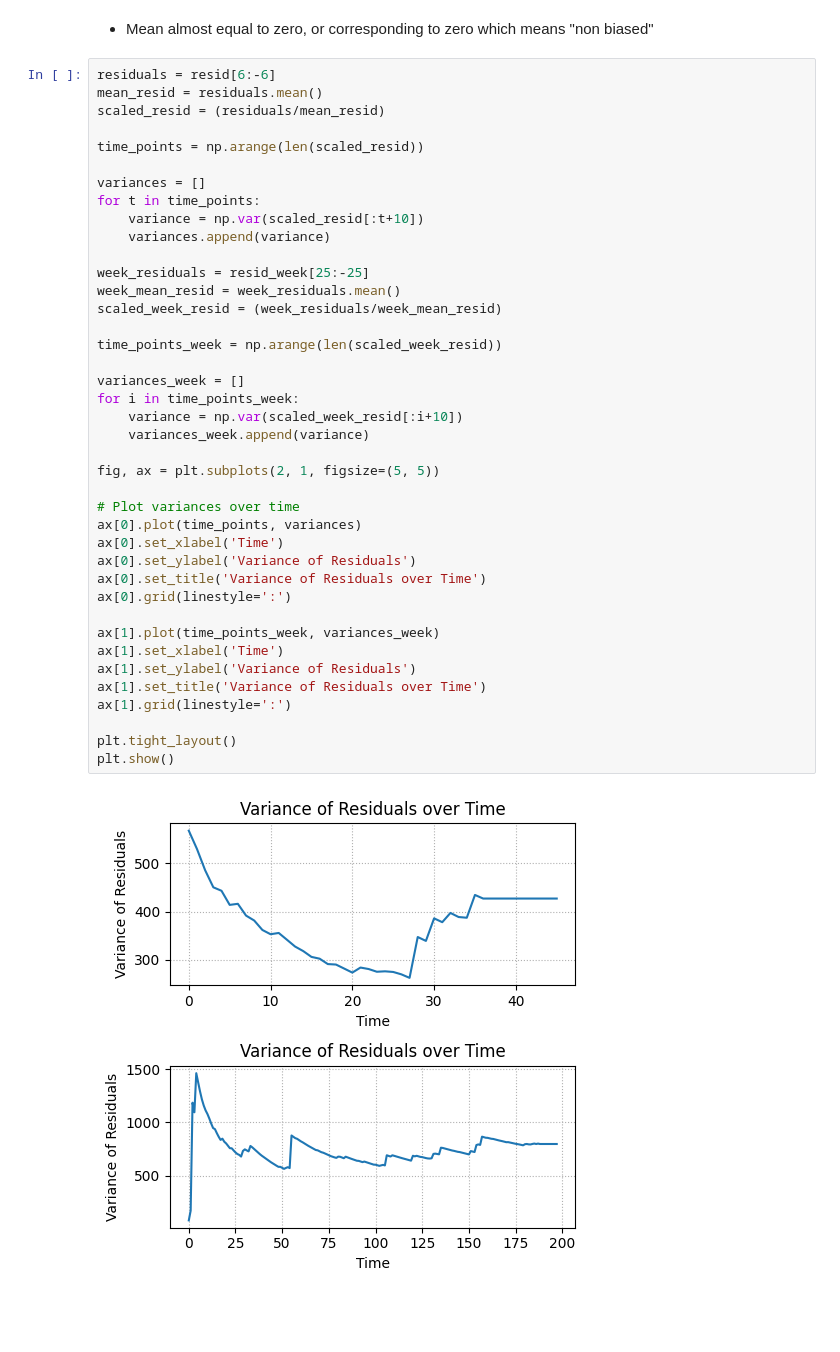
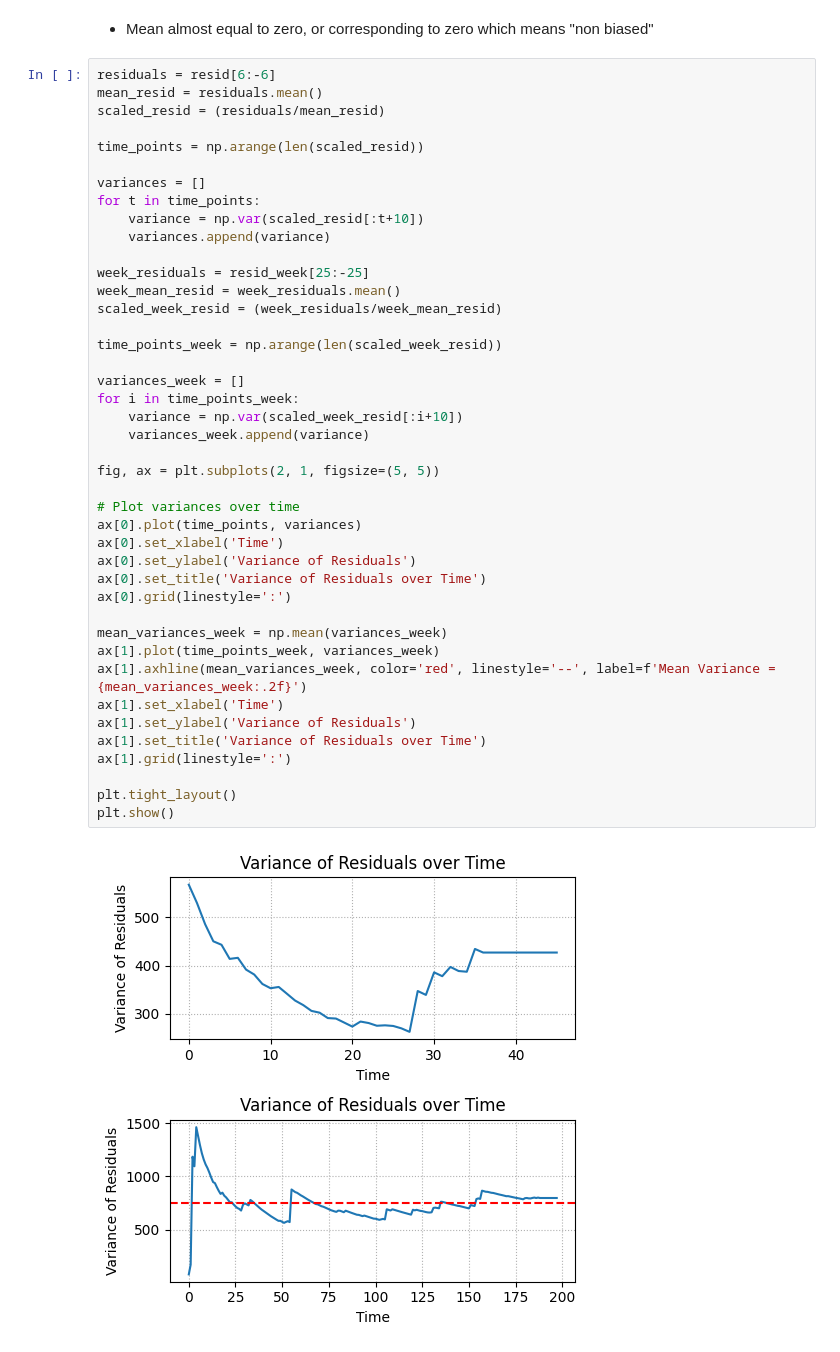
Before and after one commit to Williamgt19/GEO4300-Vega-Scene, a Jupyter notebook: Vega_greenroof_plots.ipynb, the cells around one changed output. Cells and saved outputs as stored; diff of their text form; blank space fills up the shorter version.

```diff
--- a/Vega_greenroof_plots.ipynb
+++ b/Vega_greenroof_plots.ipynb
@@ -459,31 +473,33 @@ for t in time_points:
 
 week_residuals = resid_week[25:-25]
 week_mean_resid = week_residuals.mean()
 scaled_week_resid = (week_residuals/week_mean_resid)
 
 time_points_week = np.arange(len(scaled_week_resid))
 
 variances_week = []
 for i in time_points_week:
     variance = np.var(scaled_week_resid[:i+10])
     variances_week.append(variance)
 
 fig, ax = plt.subplots(2, 1, figsize=(5, 5))
 
 # Plot variances over time
 ax[0].plot(time_points, variances)
 ax[0].set_xlabel('Time')
 ax[0].set_ylabel('Variance of Residuals')
 ax[0].set_title('Variance of Residuals over Time')
 ax[0].grid(linestyle=':')
 
+mean_variances_week = np.mean(variances_week)
 ax[1].plot(time_points_week, variances_week)
+ax[1].axhline(mean_variances_week, color='red', linestyle='--', label=f'Mean Variance = {mean_variances_week:.2f}')
 ax[1].set_xlabel('Time')
 ax[1].set_ylabel('Variance of Residuals')
 ax[1].set_title('Variance of Residuals over Time')
 ax[1].grid(linestyle=':')
 
 plt.tight_layout()
 plt.show()
 # %% [output]
-[figure, old version]
+[figure, new version]
```
Also changed, not shown: parts of 2 cells of this notebook.
